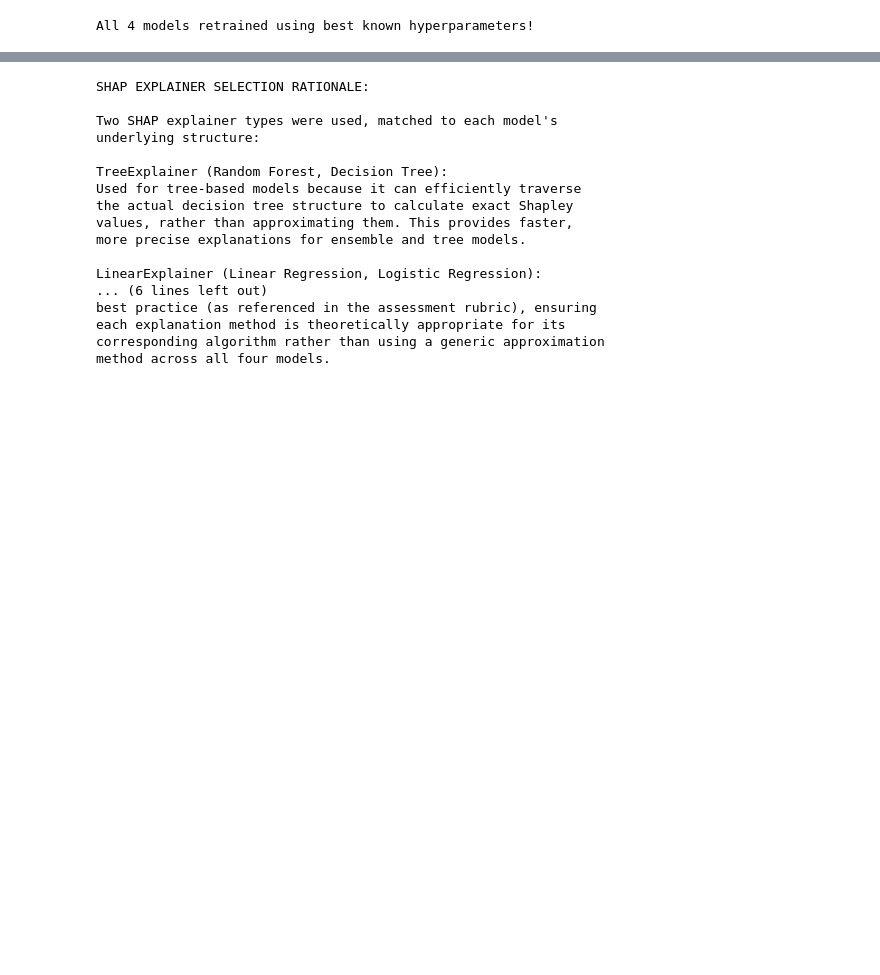
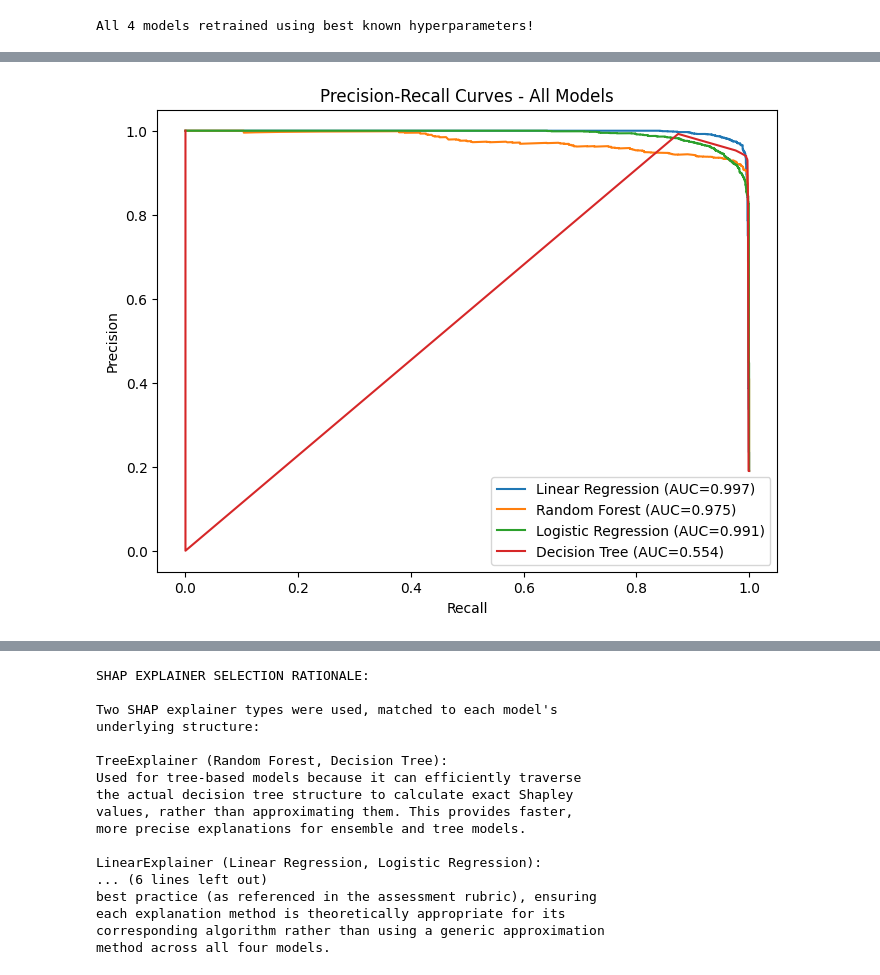
Before and after one commit to firdoushkhilji/firdoushkhilji-7006SCN_FK_16943920, a Jupyter notebook: Notebooks/Task5.ipynb, the cells around one changed output, grey strips where cells are left out. Drawn from its saved outputs; the diff is of its cells as text; code cells hidden in the pictures; blank space fills up the shorter version.

```diff
--- a/Notebooks/Task5.ipynb
+++ b/Notebooks/Task5.ipynb
@@ -278,3 +338,43 @@ plt.show()
+# %%
+from sklearn.metrics import precision_recall_curve
+
+plt.figure(figsize=(8,6))
+
+for name, pdf in [
+    ('Linear Regression', lr_pdf_binary),
+    ('Random Forest', rf_pdf_binary),
+    ('Logistic Regression', log_pdf),
+    ('Decision Tree', dt_pdf)
+]:
+
+    prob_col = 'pseudo_prob' if 'pseudo_prob' in pdf.columns else 'prob_1'
+
+    precision, recall, _ = precision_recall_curve(
+        pdf['HIGH_COST'],
+        pdf[prob_col]
+    )
+
+    pr_auc = auc(recall, precision)
+
+    plt.plot(
+        recall,
+        precision,
+        label=f'{name} (AUC={pr_auc:.3f})'
+    )
+
+plt.xlabel("Recall")
+plt.ylabel("Precision")
+plt.title("Precision-Recall Curves - All Models")
+plt.legend()
+
+plt.savefig(
+    "/content/drive/MyDrive/TASK_DATASET/pr_all_models.png",
+    dpi=150
+)
+
+plt.show()
+# %% [output]
+[figure, added]
 # %%
 # PERTURBATION ANALYSIS
 # Assess the stability of the Linear Regression model by introducing small amounts of random noise into the NIC feature.
```
Also changed, not shown: parts of 16 cells of this notebook.
